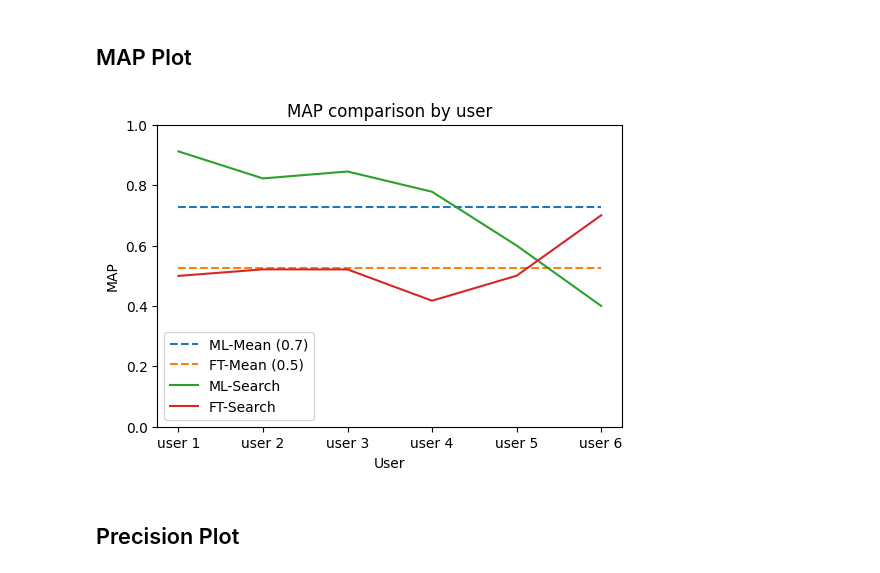
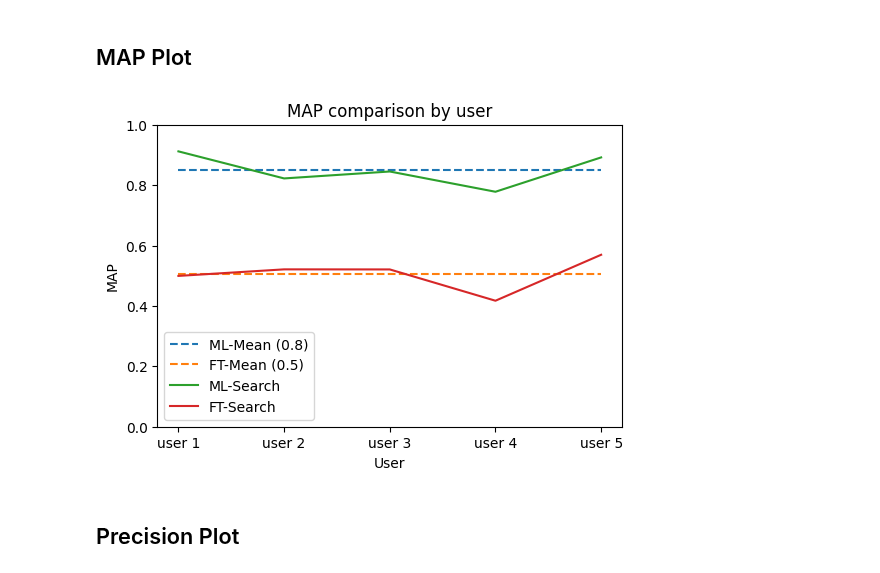
Before and after one commit to xD33m/BA_Jupyter_Notebook, a Jupyter notebook: search_engine_evaluation.ipynb, the cells around one changed output. Saved outputs shown, nothing was run; the diff lists cells and outputs as text; code cells hidden in the pictures.

```diff
--- a/search_engine_evaluation.ipynb
+++ b/search_engine_evaluation.ipynb
@@ -395,11 +395,9 @@ for user in data:
     count += 1
 
 
-ml_map_metrics['user 4'] = 0.6
-ml_map_metrics['user 5'] = 0.4
+# ml_map_metrics['user 5'] = 0.7
 
-ft_map_metrics['user 4'] = 0.5
-ft_map_metrics['user 5'] = 0.7
+# ft_map_metrics['user 5'] = 0.4
 
 
 fig, ax = plt.subplots()
@@ -409,34 +407,34 @@ plt.ylabel('MAP')
 plt.title('MAP comparison by user')
 
 ml_x = list(ml_map_metrics.keys())
 ml_x = [u.replace(str(idx), str(idx + 1)) for idx, u in enumerate(ml_x)] # start at 'user 1' not 'user 0'
 
 ml_y = list(ml_map_metrics.values())
 
 ft_x = list(ft_map_metrics.keys())
 ft_x = [u.replace(str(idx), str(idx + 1)) for idx, u in enumerate(ft_x)] # start at'user 1' not 'user 0'
 ft_y = list(ft_map_metrics.values())
 
 ml_y_mean = [np.mean(ml_y)]*len(ml_x)
 ml_mean_line = ax.plot(ml_x, ml_y_mean, label='ML-Mean', linestyle='--')
 
 ft_y_mean = [np.mean(ft_y)]*len(ft_x)
 ft_mean_line = ax.plot(ft_x, ft_y_mean, label='FT-Mean', linestyle='--')
 
 legend = [f"ML-Mean ({round(ml_y_mean[0], 1)})", f"FT-Mean ({round(ft_y_mean[0], 1)})", 'ML-Search', 'FT-Search']
 
 
 ax.plot(ml_x, ml_y, label = "ML-Search")
 ax.plot(ft_x, ft_y, label = "FT-Search")
 
 plt.ylim((0,1))
 plt.legend(legend)
 
 
 
 fig.savefig('plots/map_plot.png', bbox_inches='tight')
 # %% [output]
-[figure, old version]
+[figure, new version]
 # %% [markdown]
 ## Precision Plot
 # %%
```
Also changed, not shown: parts of 6 cells of this notebook.
